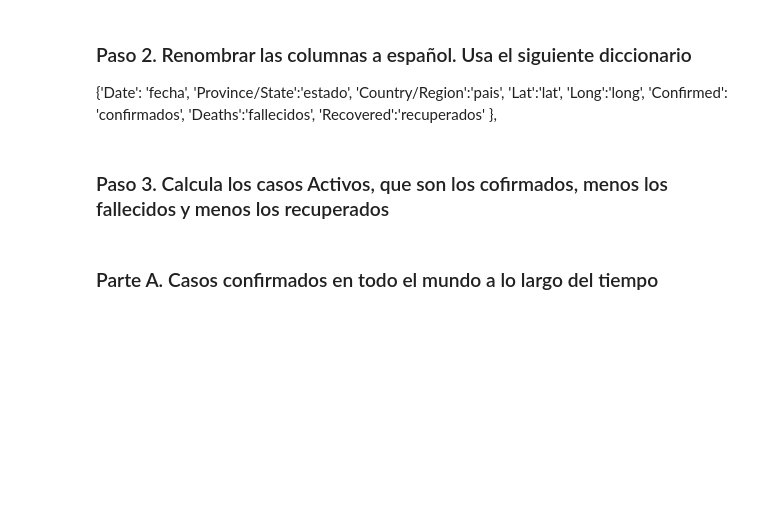
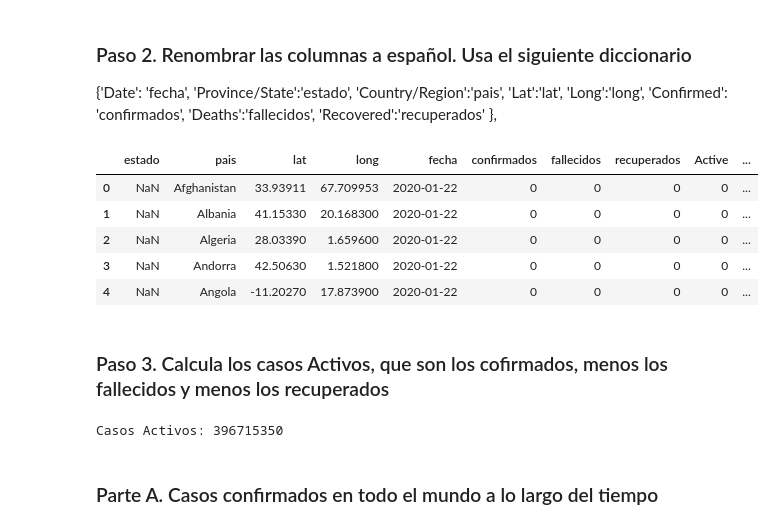
Before and after one commit to davip99/Proyecto-Luca, a Jupyter notebook: P3/Proyecto_Final_Seccion_3.ipynb, the cells around one changed output. Cells and saved outputs as stored; diff of their text form; code cells hidden in the pictures; blank space fills up the shorter version.

```diff
--- a/P3/Proyecto_Final_Seccion_3.ipynb
+++ b/P3/Proyecto_Final_Seccion_3.ipynb
@@ -40,8 +69,30 @@ df.head()
                      'Deaths':'fallecidos',
                      'Recovered':'recuperados'
                     },
+# %%
+df = df.rename(columns={'Date': 'fecha',
+            'Province/State':'estado',
+            'Country/Region':'pais',
+            'Lat':'lat', 'Long':'long',
+            'Confirmed': 'confirmados',
+            'Deaths':'fallecidos',
+            'Recovered':'recuperados'
+        })
+df.head()
+# %% [output]
+|  | estado | pais | lat | long | fecha | confirmados | fallecidos | recuperados | Active | ... |
+| 0 | NaN | Afghanistan | 33.93911 | 67.709953 | 2020-01-22 | 0 | 0 | 0 | 0 | ... |
+| 1 | NaN | Albania | 41.15330 | 20.168300 | 2020-01-22 | 0 | 0 | 0 | 0 | ... |
+| 2 | NaN | Algeria | 28.03390 | 1.659600 | 2020-01-22 | 0 | 0 | 0 | 0 | ... |
+| 3 | NaN | Andorra | 42.50630 | 1.521800 | 2020-01-22 | 0 | 0 | 0 | 0 | ... |
+| 4 | NaN | Angola | -11.20270 | 17.873900 | 2020-01-22 | 0 | 0 | 0 | 0 | ... |
 # %% [markdown]
 ### Paso 3. Calcula los casos Activos, que son los cofirmados, menos los fallecidos y menos los recuperados
+# %%
+casos_Activos = df["confirmados"].sum() - df["fallecidos"].sum() - df["recuperados"].sum()
+print("Casos Activos:", casos_Activos)
+# %% [output]
+Casos Activos: 396715350
 # %% [markdown]
 ### Parte A. Casos confirmados en todo el mundo a lo largo del tiempo
 # %% [markdown]
```
Also changed, not shown: parts of 7 cells of this notebook.
